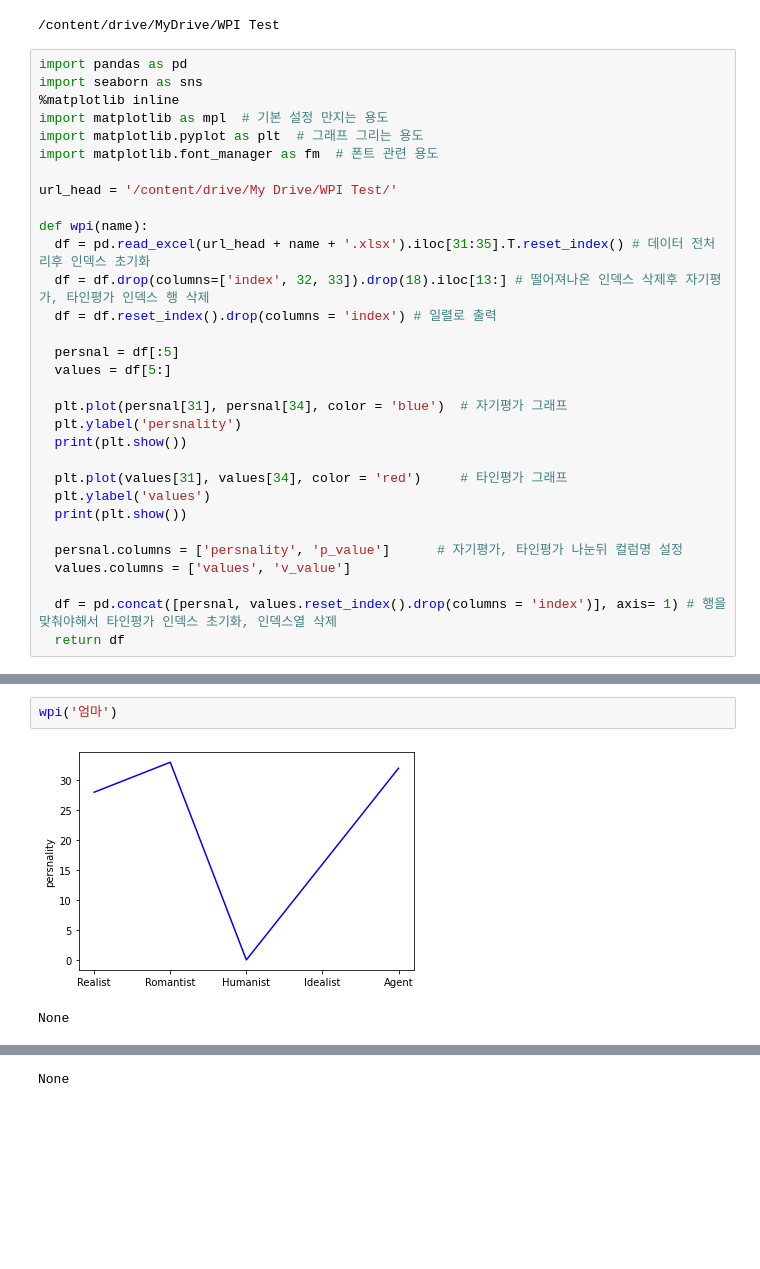
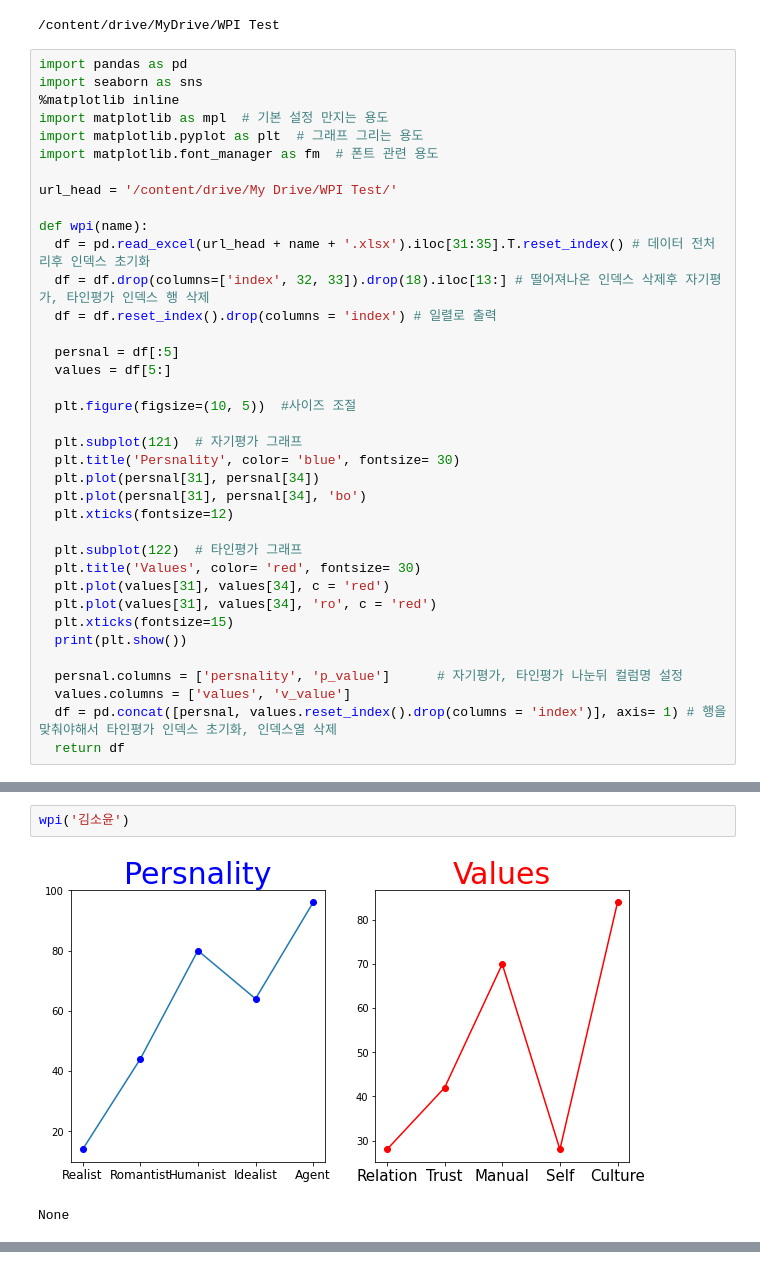
Before and after one commit to codetosign/Study, a Jupyter notebook: Visualization/WPI.ipynb, the cells around one changed output, grey strips where cells are left out. Cells and saved outputs as stored; diff of their text form; blank space fills up the shorter version.

Commit message:
title, ro, bo, xticks add

```diff
--- a/Visualization/WPI.ipynb
+++ b/Visualization/WPI.ipynb
@@ -22,16 +22,22 @@ def wpi(name):
   persnal = df[:5]
   values = df[5:]
 
-  plt.plot(persnal[31], persnal[34], color = 'blue')  # 자기평가 그래프
-  plt.ylabel('persnality')
-  print(plt.show())
+  plt.figure(figsize=(10, 5))  #사이즈 조절
 
-  plt.plot(values[31], values[34], color = 'red')     # 타인평가 그래프
-  plt.ylabel('values')
+  plt.subplot(121)  # 자기평가 그래프
+  plt.title('Persnality', color= 'blue', fontsize= 30)
+  plt.plot(persnal[31], persnal[34])
+  plt.plot(persnal[31], persnal[34], 'bo')
+  plt.xticks(fontsize=12)
+
+  plt.subplot(122)  # 타인평가 그래프
+  plt.title('Values', color= 'red', fontsize= 30)
+  plt.plot(values[31], values[34], c = 'red')
+  plt.plot(values[31], values[34], 'ro', c = 'red')
+  plt.xticks(fontsize=15)
   print(plt.show())
 
   persnal.columns = ['persnality', 'p_value']      # 자기평가, 타인평가 나눈뒤 컬럼명 설정
   values.columns = ['values', 'v_value']
-
   df = pd.concat([persnal, values.reset_index().drop(columns = 'index')], axis= 1) # 행을 맞춰야해서 타인평가 인덱스 초기화, 인덱스열 삭제
   return df
@@ -56,5 +59,5 @@ def wpi2(name):
 # %%
-wpi('엄마')
+wpi('김소윤')
 # %% [output]
-[figure, old version]
+[figure, new version]
 None
@@ -62,2 +64 @@ None
-None
 |  | persnality | p_value | values | v_value |
```
Also changed, not shown: parts of 5 cells of this notebook.
